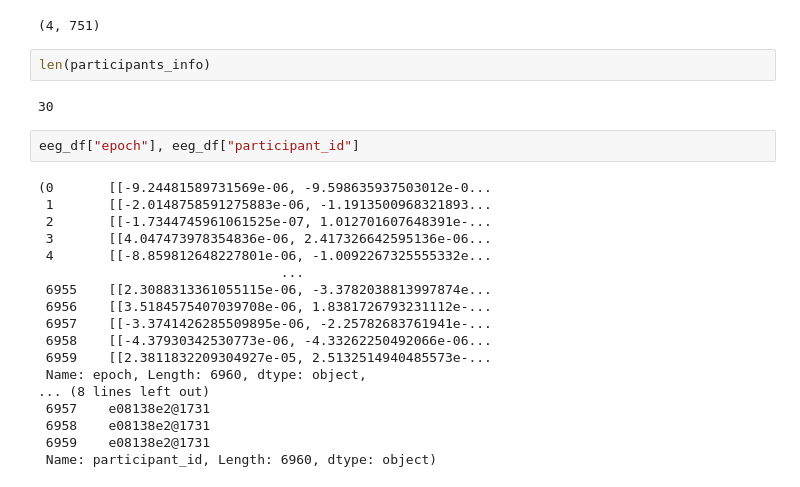
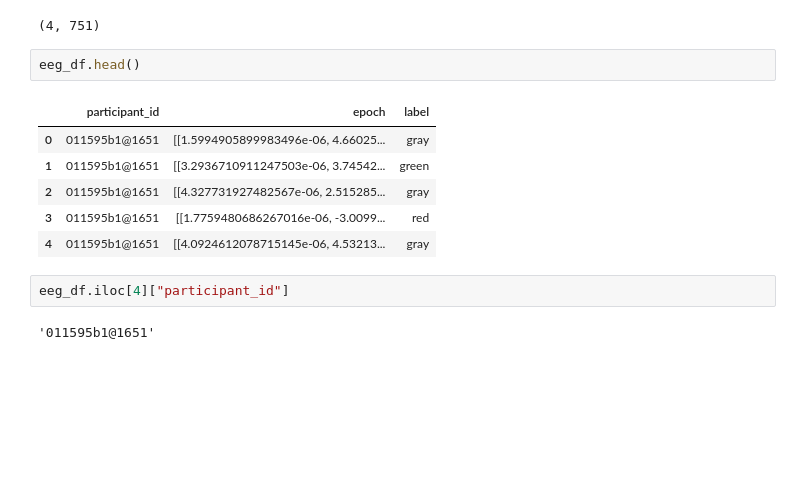
Before and after one commit to KN-Neuron/NeuroGuard-AI, a Jupyter notebook: eeg_lib/data/data_loader/example.ipynb, the cells around one changed output. Saved outputs shown, nothing was run; the diff lists cells and outputs as text; blank space fills up the shorter version.

```diff
--- a/eeg_lib/data/data_loader/example.ipynb
+++ b/eeg_lib/data/data_loader/example.ipynb
@@ -28,27 +302,16 @@ eeg_df.head()
 eeg_df["epoch"][0].shape
 # %% [output]
 (4, 751)
-# %%
-len(participants_info)
-# %% [output]
-30
+# %%
+eeg_df.head()
+# %% [output]
+|  | participant_id | epoch | label |
+| 0 | 011595b1@1651 | [[1.5994905899983496e-06, 4.66025... | gray |
+| 1 | 011595b1@1651 | [[3.2936710911247503e-06, 3.74542... | green |
+| 2 | 011595b1@1651 | [[4.327731927482567e-06, 2.515285... | gray |
+| 3 | 011595b1@1651 | [[1.7759480686267016e-06, -3.0099... | red |
+| 4 | 011595b1@1651 | [[4.0924612078715145e-06, 4.53213... | gray |
 # %%
-eeg_df["epoch"], eeg_df["participant_id"]
+eeg_df.iloc[4]["participant_id"]
 # %% [output]
-(0       [[-9.24481589731569e-06, -9.598635937503012e-0...
- 1       [[-2.0148758591275883e-06, -1.1913500968321893...
- 2       [[-1.7344745961061525e-07, 1.012701607648391e-...
- 3       [[4.047473978354836e-06, 2.417326642595136e-06...
- 4       [[-8.859812648227801e-06, -1.0092267325555332e...
-                               ...
- 6955    [[2.3088313361055115e-06, -3.3782038813997874e...
- 6956    [[3.5184575407039708e-06, 1.8381726793231112e-...
- 6957    [[-3.3741426285509895e-06, -2.25782683761941e-...
- 6958    [[-4.37930342530773e-06, -4.33262250492066e-06...
- 6959    [[2.3811832209304927e-05, 2.5132514940485573e-...
- Name: epoch, Length: 6960, dtype: object,
-... (8 lines left out)
- 6957    e08138e2@1731
- 6958    e08138e2@1731
- 6959    e08138e2@1731
- Name: participant_id, Length: 6960, dtype: object)
+'011595b1@1651'
```
Also changed, not shown: parts of 21 cells of this notebook, 49 other files.
